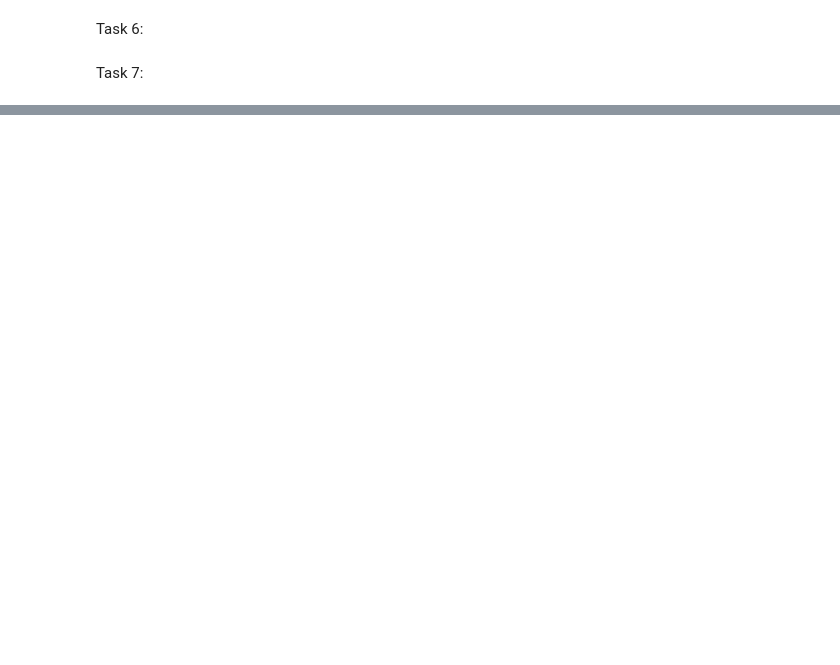
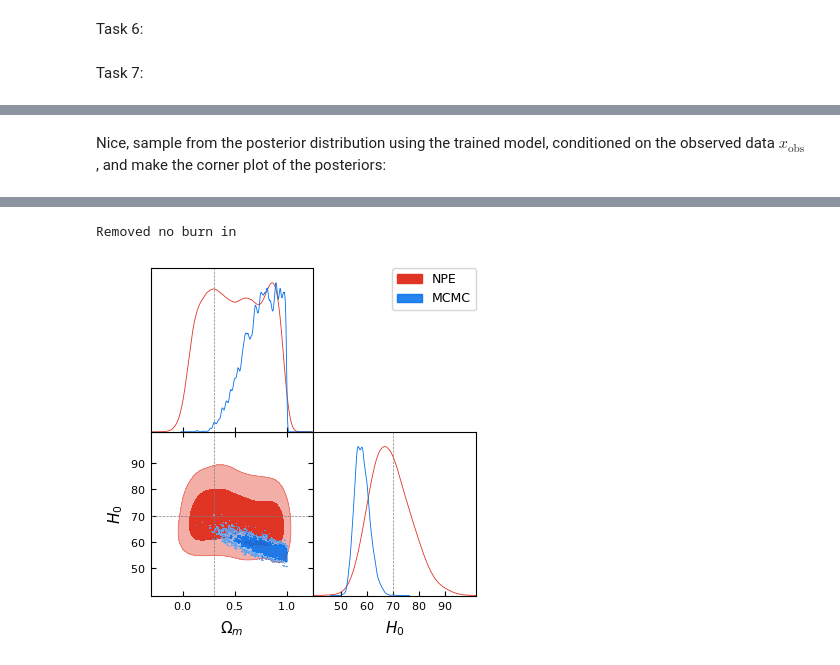
Before and after one commit to Astrostat-Sharjah/2025_winter_school, a Jupyter notebook: 11_SBI/SBI_exercise_answerkey.ipynb, the cells around one changed output, grey strips where cells are left out. Saved outputs shown, nothing was run; the diff lists cells and outputs as text; code cells hidden in the pictures; blank space fills up the shorter version.

```diff
--- a/11_SBI/SBI_exercise_answerkey.ipynb
+++ b/11_SBI/SBI_exercise_answerkey.ipynb
@@ -377,13 +375,13 @@ test_samples = test_samples.detach().numpy().squeeze(0)
 # %% [markdown]
 Task 7:
 # %%
-# Create a MCSamples instance
-samples_npe = MCSamples(samples=test_samples, labels=['\Omega_m', 'H_0'], names=['\Omega_m', 'H_0'])
+# # Create a MCSamples instance
+# samples_npe = MCSamples(samples=test_samples, labels=['\Omega_m', 'H_0'], names=['\Omega_m', 'H_0'])
 
-true_Omega_m = 0.3
-true_H0 = 70
+# true_Omega_m = 0.3
+# true_H0 = 70
 
-# Create a GetDist plot
-g = plots.get_subplot_plotter(width_inch=6)
-g.triangle_plot([samples_npe, samples], filled=True, markers={'\Omega_m': true_Omega_m, 'H_0': true_H0}, legend_labels=['NPE', 'MCMC'])
-plt.show()
+# # Create a GetDist plot
+# g = plots.get_subplot_plotter(width_inch=6)
+# g.triangle_plot([samples_npe, samples], filled=True, markers={'\Omega_m': true_Omega_m, 'H_0': true_H0}, legend_labels=['NPE', 'MCMC'])
+# plt.show()
@@ -393,0 +388,8 @@ WARNING:root:fine_bins_2D not large enough for optimal density: \Omega_m, H_0
+# %%
+import sbi
+from sbi.inference import NPE
+
+# Define the SBI model and simply feed it parameters theta and corresponding simulations x
+inference = NPE()
+inference.append_simulations(param_samples, x_samples).train()
+posterior = inference.build_posterior()
@@ -393,0 +408,19 @@ WARNING:root:fine_bins_2D not large enough for optimal density: \Omega_m, H_0
+# %% [markdown]
+Nice, sample from the posterior distribution using the trained model, conditioned on the observed data $x_{\text{obs}}$, and make the corner plot of the posteriors:
+# %%
+samples_npe = posterior.sample((10000,), x=m_obs)
+
+# Convert to numpy (ensure on CPU and detached from graph)
+if isinstance(samples_npe, torch.Tensor):
+    samples_npe = samples_npe.detach().cpu().numpy()
+else:
+    samples_npe = np.asarray(samples)
+
+
+# Create a getdist MCSamples object
+gd_samples_npe = MCSamples(samples=samples_npe, labels=['\Omega_m', 'H_0'], names=['\Omega_m', 'H_0'])
+
+# Make a triangle/contour plot with getdist
+g = plots.get_subplot_plotter()
+g.triangle_plot([gd_samples_npe, samples], filled=True, markers={'\Omega_m': true_Omega_m, 'H_0': true_H0}, legend_labels=['NPE', 'MCMC'])
+# %% [output]
@@ -393,0 +428,2 @@ WARNING:root:fine_bins_2D not large enough for optimal density: \Omega_m, H_0
+Removed no burn in
+[figure, added]
```
Also changed, not shown: parts of 15 cells of this notebook.
